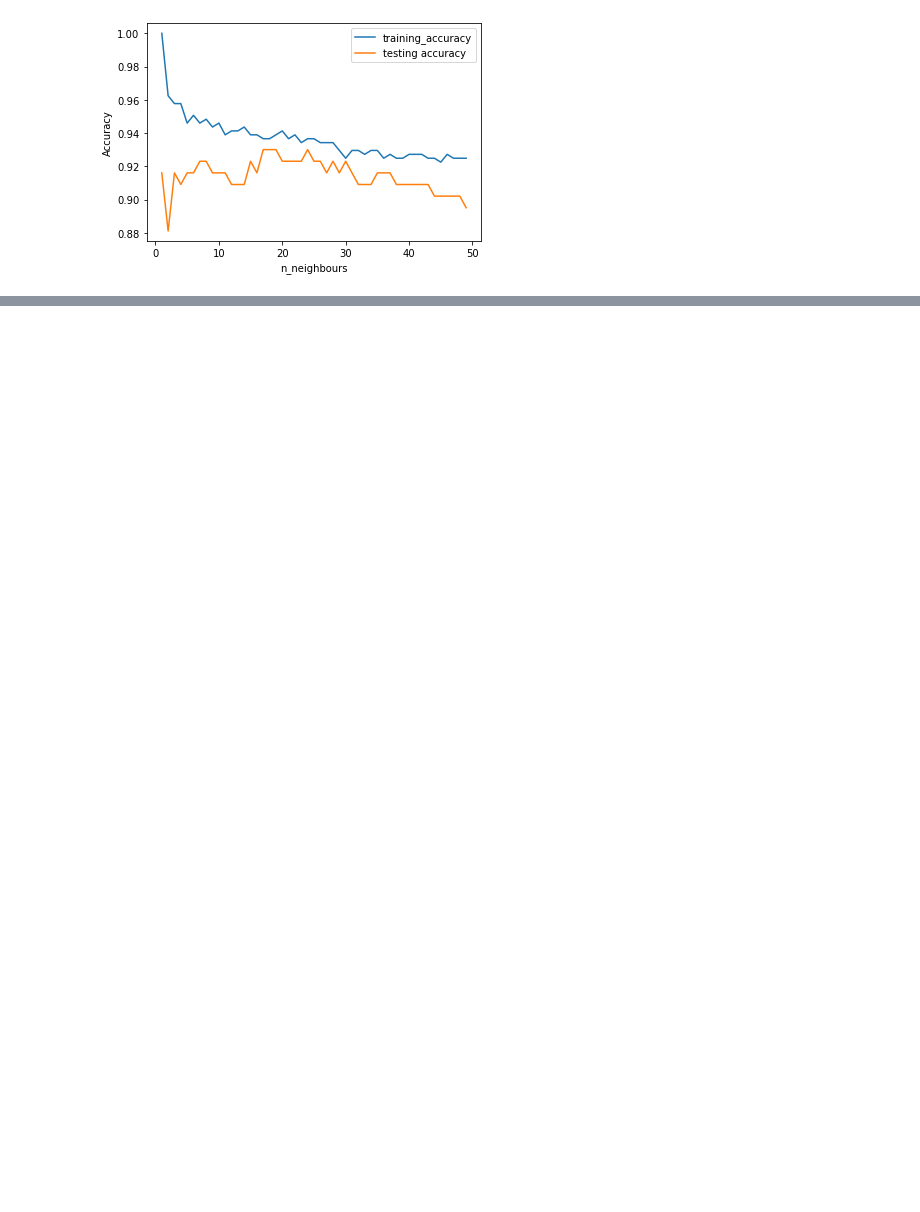
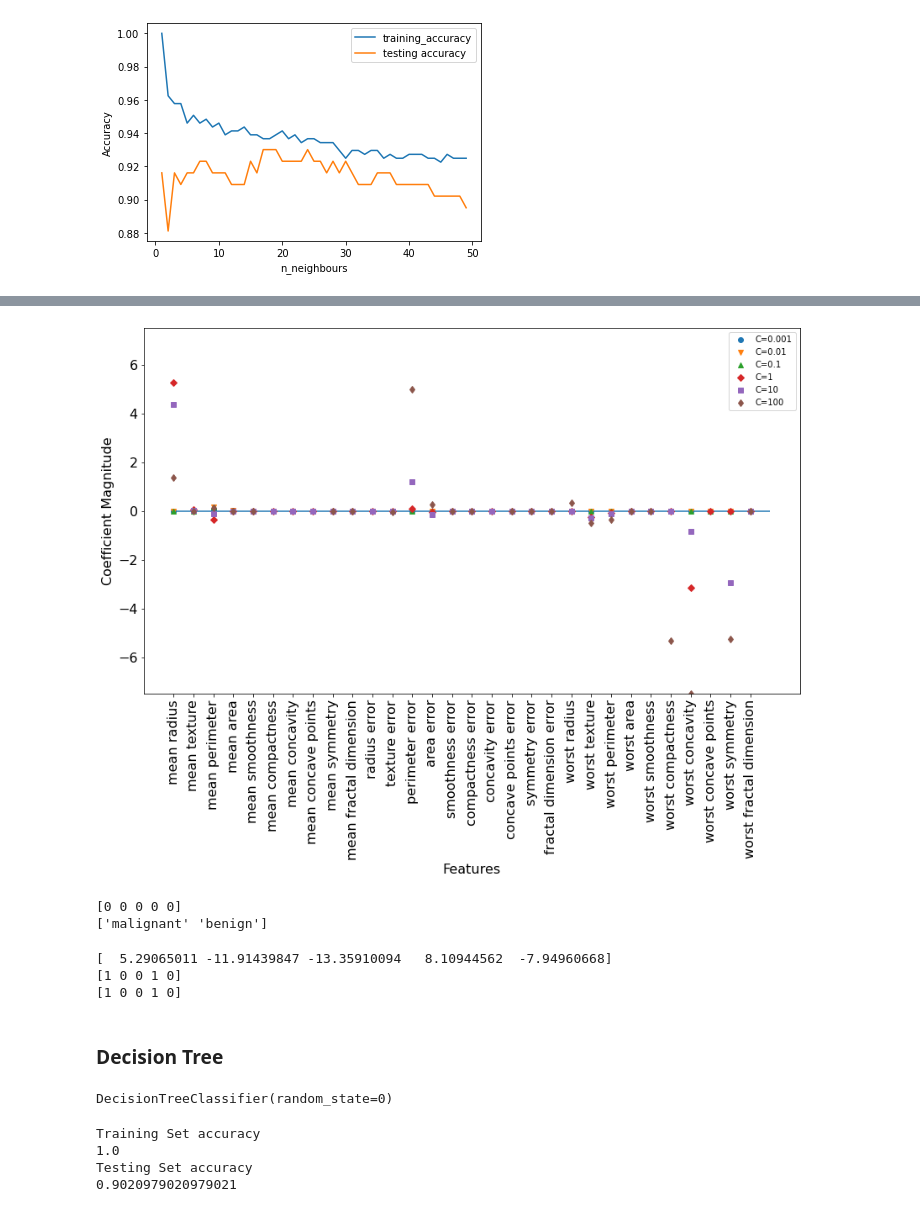
Before and after one commit to lzytim1991/machine_learning, a Jupyter notebook: Breast_Cancer_Dataset.ipynb, the cells around one changed output, grey strips where cells are left out. Cells and saved outputs as stored; diff of their text form; code cells hidden in the pictures; blank space fills up the shorter version.

```diff
--- a/Breast_Cancer_Dataset.ipynb
+++ b/Breast_Cancer_Dataset.ipynb
@@ -39,0 +166,8 @@ plt.show()
+# %%
+# Applying L1 Regularisation (i.e. Lasso-like)
+logreg0001_l1 = LogisticRegression(C=0.001, penalty = "l1", solver="liblinear", max_iter=10000).fit(X_train, y_train)
+logreg001_l1 = LogisticRegression(C=0.01, penalty = "l1", solver="liblinear", max_iter=10000).fit(X_train, y_train)
+logreg01_l1 = LogisticRegression(C=0.1, penalty = "l1", solver="liblinear", max_iter=10000).fit(X_train, y_train)
+logreg_l1 = LogisticRegression(C=1, penalty = "l1", solver="liblinear", max_iter=10000).fit(X_train, y_train)
+logreg10_l1 = LogisticRegression(C=10, penalty = "l1", solver="liblinear", max_iter=10000).fit(X_train, y_train)
+logreg100_l1 = LogisticRegression(C=100, penalty = "l1", solver="liblinear", max_iter=10000).fit(X_train, y_train)
@@ -39,0 +200,61 @@ plt.show()
+# %%
+plt.figure(figsize=(14,8))
+
+# Point plots
+plt.plot(logreg0001_l1.coef_.T, 'o', label="C=0.001")
+plt.plot(logreg001_l1.coef_.T, 'v', label="C=0.01")
+plt.plot(logreg001_l1.coef_.T, '^', label="C=0.1")
+plt.plot(logreg_l1.coef_.T, "D", label="C=1")
+plt.plot(logreg10_l1.coef_.T, "s", label="C=10")
+plt.plot(logreg100_l1.coef_.T, "d",label="C=100")
+plt.hlines(0, 0, cancer['data'].shape[1])
+
+# Plot Size
+plt.ylim(-7.5, 7.5)
+
+# Ticks and Labels
+plt.xticks(range(cancer['data'].shape[1]), cancer['feature_names'], rotation=90, fontsize=16)
+plt.yticks(fontsize=16)
+plt.xlabel("Features", fontsize=16)
+plt.ylabel("Coefficient Magnitude", fontsize=16)
+
+plt.legend()
+plt.show()
+# %% [output]
+[figure, added]
+# %%
+print(cancer['target'][:5])
+print(cancer['target_names'])
+# %% [output]
+[0 0 0 0 0]
+['malignant' 'benign']
+# %%
+# Logistic Regression has decision function & predict_proba
+print(logreg10.decision_function(X_test)[:5])
+print(np.argmax(logreg10.predict_proba(X_test)[:5], axis=1))
+print(logreg10.predict(X_test)[:5])
+# %% [output]
+[  5.29065011 -11.91439847 -13.35910094   8.10944562  -7.94960668]
+[1 0 0 1 0]
+[1 0 0 1 0]
+# %% [markdown]
+### Decision Tree
+# %%
+# In scikit-learn, only pre-pruning can be done.
+# pre-pruning e.g. max_depth, min_samples_split, ccp_alpha, max_lead_nodes, min_samples_leaf
+
+# By default, the tree will grow into its maximum
+tree = DecisionTreeClassifier(random_state=0)
+tree.fit(X_train, y_train)
+# %% [output]
+DecisionTreeClassifier(random_state=0)
+# %%
+print("Training Set accuracy")
+print(tree.score(X_train, y_train))
+print("Testing Set accuracy")
+print(tree.score(X_test, y_test))
+# %% [output]
+Training Set accuracy
+1.0
+Testing Set accuracy
+0.9020979020979021
```
Also changed, not shown: parts of 52 cells of this notebook, 3 other files.
